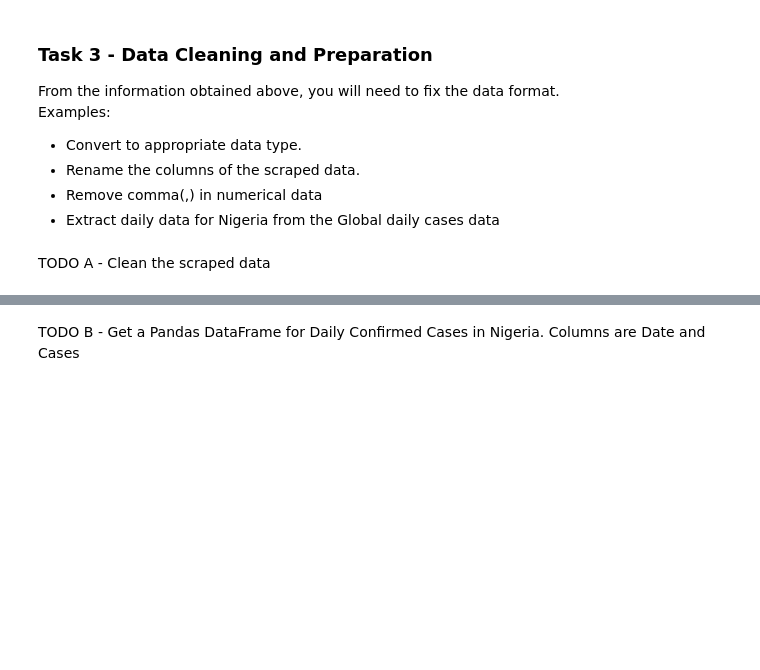
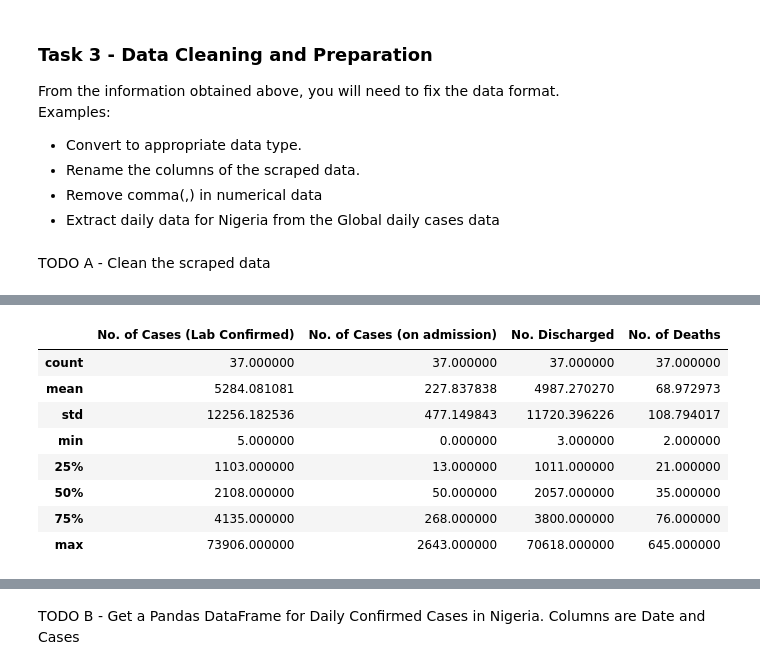
Before and after one commit to geoafrikana/Nigeria-COVID-19-Data-Analysis-Using-Python, a Jupyter notebook: covidproject.ipynb, the cells around one changed output, grey strips where cells are left out. Cells and saved outputs as stored; diff of their text form; code cells hidden in the pictures; blank space fills up the shorter version.

```diff
--- a/covidproject.ipynb
+++ b/covidproject.ipynb
@@ -203,0 +239,13 @@ TODO A - Clean the scraped data
+# %%
+#checking statistics of each column to optimize for space
+ncdc.iloc[:,:].describe()
+# %% [output]
+|  | No. of Cases (Lab Confirmed) | No. of Cases (on admission) | No. Discharged | No. of Deaths |
+| count | 37.000000 | 37.000000 | 37.000000 | 37.000000 |
+| mean | 5284.081081 | 227.837838 | 4987.270270 | 68.972973 |
+| std | 12256.182536 | 477.149843 | 11720.396226 | 108.794017 |
+| min | 5.000000 | 0.000000 | 3.000000 | 2.000000 |
+| 25% | 1103.000000 | 13.000000 | 1011.000000 | 21.000000 |
+| 50% | 2108.000000 | 50.000000 | 2057.000000 | 35.000000 |
+| 75% | 4135.000000 | 268.000000 | 3800.000000 | 76.000000 |
+| max | 73906.000000 | 2643.000000 | 70618.000000 | 645.000000 |
```
Also changed, not shown: parts of 18 cells of this notebook.
